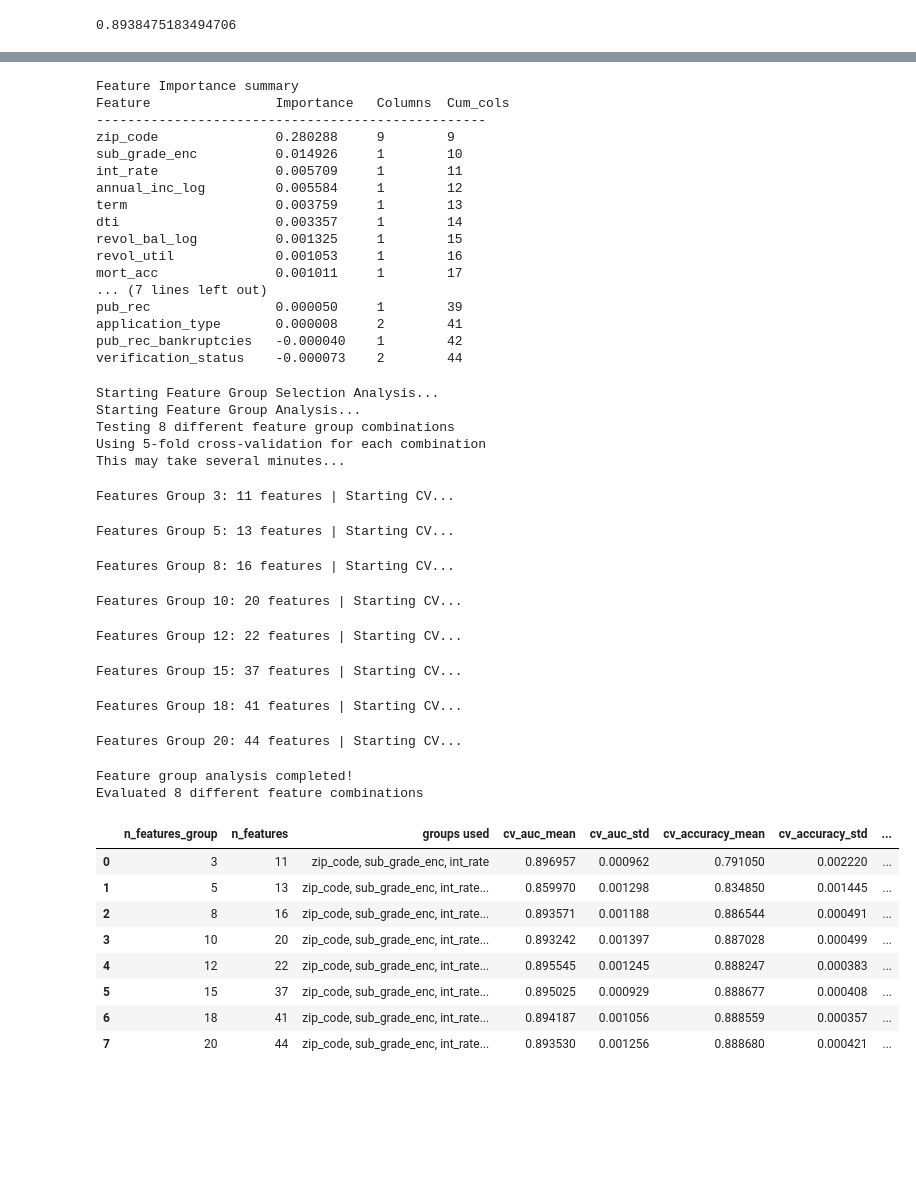
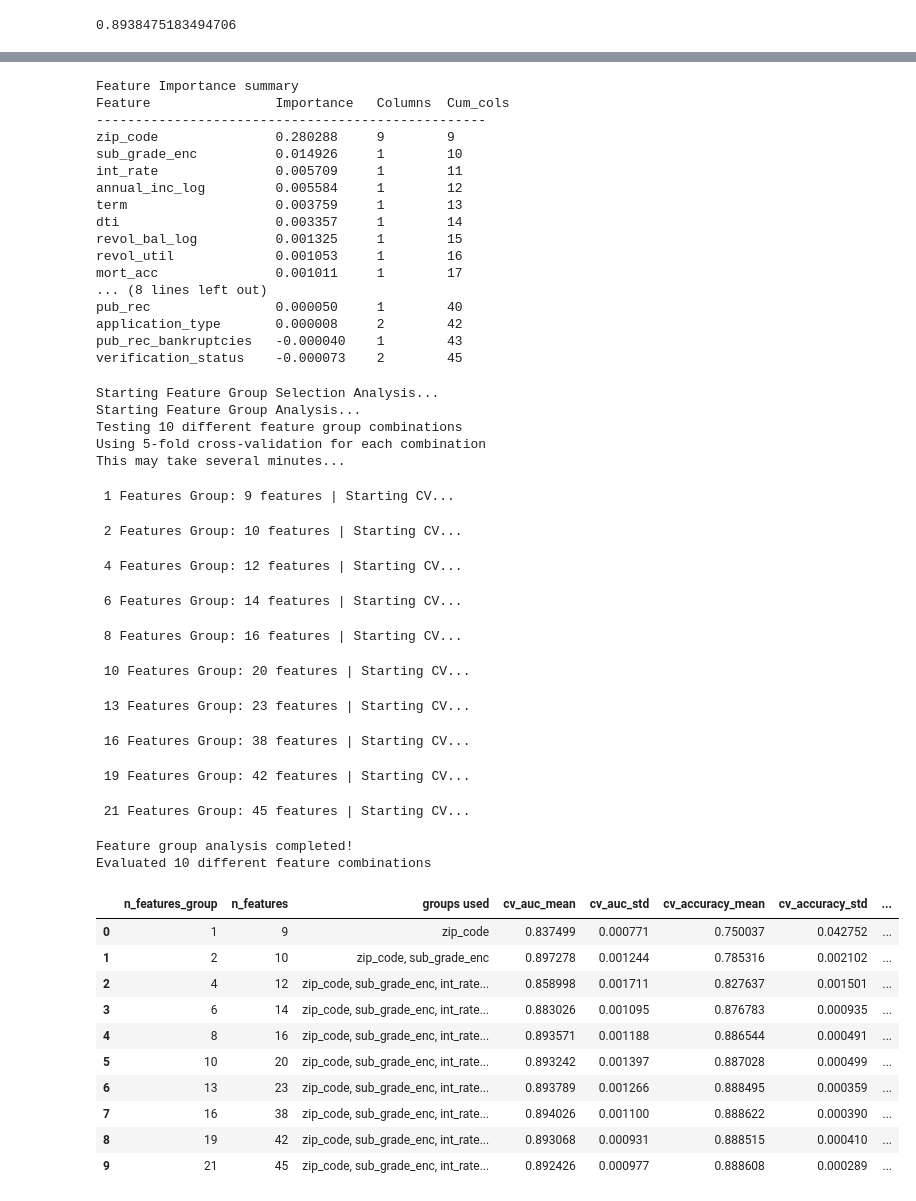
Before and after one commit to Energonlive/Final-Yr-Project, a Jupyter notebook: Final-form.ipynb, the cells around one changed output, grey strips where cells are left out. Saved outputs shown, nothing was run; the diff lists cells and outputs as text; code cells hidden in the pictures; blank space fills up the shorter version.

Commit message:
Feature Rankings, Feature group analysis and some bug fixes

```diff
--- a/Final-form.ipynb
+++ b/Final-form.ipynb
@@ -1089,7 +1089,7 @@ Name: proportion, dtype: float64
 # %%
 df['loan_status'] = df['loan_status'].map({
     'Fully Paid': 1,
-    'Charged Off': 0
+    'Charged Off': 0,
 })
 # %%
 print('Target variable value count')
@@ -1256,16 +1253,16 @@ one_hot_groups = {
     'zip_code': ['zip_code_05113', 'zip_code_11650', 'zip_code_22690', 'zip_code_29597', 'zip_code_30723', 'zip_code_48052', 'zip_code_70466', 'zip_code_86630', 'zip_code_93700']
 }
 
-individual = ['loan_amnt', 'term', 'int_rate', 'dti', 'open_acc', 'pub_rec', 'revol_util',
+individual = ['loan_amnt', 'term', 'int_rate', 'installment', 'dti', 'open_acc', 'pub_rec', 'revol_util',
                 'total_acc', 'mort_acc', 'pub_rec_bankruptcies','annual_inc_log',
                 'revol_bal_log', 'sub_grade_enc', 'cred_hist_yrs']
 
 feature_rankings = permutation_importance_ranking(rf, x_test, y_test, one_hot_group=one_hot_groups,
                                                     individual_features=individual)
 
-top_20_features = feature_rankings.head(20)
-print("Top 20 Most Important Features:")
-print(top_20_features)
+top_21_features = feature_rankings.head(21)
+print("Top 21 Feature Rankings:")
+print(top_21_features)
 # %% [output]
 Starting Permutation Importance with Pre-trained Model...
 Calculating baseline roc_auc...
@@ -1291,17 +1288,17 @@ Top 20 Most Important Features:
 # %%
-importance = top_20_features.copy()
+importance = top_21_features.copy()
 # %%
 from sklearn.model_selection import cross_val_score, StratifiedKFold
 from sklearn.metrics import accuracy_score, precision_score, recall_score, f1_score, confusion_matrix, roc_auc_score, classification_report
 
 
-importance['Actual_column_count'] = [9, 1, 1, 1, 1, 1, 1, 1, 1, 3, 1, 1, 13, 1, 1, 1, 1, 2, 1, 2]
+importance['Actual_column_count'] = [9, 1, 1, 1, 1, 1, 1, 1, 1, 3, 1, 1, 1, 13, 1, 1, 1, 1, 2, 1, 2]
 importance['Cummulative_columns'] = importance['Actual_column_count'].cumsum()
 
 print('Feature Importance summary')
 print("Feature".ljust(22), "Importance".ljust(12), "Columns".ljust(8), "Cum_cols")
 print('-'*50)
-for i, row in importance.head(20).iterrows():
+for i, row in importance.head(21).iterrows():
     print(f"{row['Feature']:<22} {row['Importance']:<12.6f} {row['Actual_column_count']:<8} {row['Cummulative_columns']}")
 
 def get_feature_columns_for_groups(feature_importance_data, one_hot_groups):
@@ -1317,7 +1314,7 @@ def evaluate_feature_subsets(x, y, features_ordered, one_hot_groups, cv_folds=5)
     results = []
     cv = StratifiedKFold(n_splits=cv_folds, shuffle=True, random_state=42)
 
-    features_group_counts = [3, 5, 8, 10, 12, 15, 18, 20]
+    features_group_counts = [1, 2, 4, 6, 8, 10, 13, 16, 19, 21]
 
     print(f"Starting Feature Group Analysis...")
     print(f"Testing {len(features_group_counts)} different feature group combinations")
@@ -1353,7 +1350,7 @@ def evaluate_feature_subsets(x, y, features_ordered, one_hot_groups, cv_folds=5)
 
         start_time = time.time()
 
-        print(f"Features Group {n_features_group}: {actual_n_features} features | Starting CV...", flush=True)
+        print(f" {n_features_group} Features Group: {actual_n_features} features | Starting CV...", flush=True)
 
         rf_cv_scores = {
             'roc_auc': [],
@@ -1434,7 +1431,7 @@ def evaluate_feature_subsets(x, y, features_ordered, one_hot_groups, cv_folds=5)
             'train_f1': train_f1,
 
             'training_time': training_time,
-            'cummulative': top_20_features.head(n_features_group)['Importance'].sum()
+            'cummulative': importance.head(n_features_group)['Importance'].sum()
         })
 
         print()
@@ -1457,11 +1454,11 @@ dti                    0.003357     1        14
 revol_bal_log          0.001325     1        15
 revol_util             0.001053     1        16
 mort_acc               0.001011     1        17
-... (7 lines left out)
-pub_rec                0.000050     1        39
-application_type       0.000008     2        41
-pub_rec_bankruptcies   -0.000040    1        42
-verification_status    -0.000073    2        44
+... (8 lines left out)
+pub_rec                0.000050     1        40
+application_type       0.000008     2        42
+pub_rec_bankruptcies   -0.000040    1        43
+verification_status    -0.000073    2        45
 # %%
 features_ordered = importance['Feature'].tolist()
 print("Starting Feature Group Selection Analysis...")
@@ -1469,28 +1466,32 @@ results = evaluate_feature_subsets(x, y, features_ordered, one_hot_groups)
 # %% [output]
 Starting Feature Group Selection Analysis...
 Starting Feature Group Analysis...
-Testing 8 different feature group combinations
+Testing 10 different feature group combinations
 Using 5-fold cross-validation for each combination
 This may take several minutes...
-Features Group 3: 11 features | Starting CV...
+ 1 Features Group: 9 features | Starting CV...
-Features Group 5: 13 features | Starting CV...
+ 2 Features Group: 10 features | Starting CV...
-Features Group 8: 16 features | Starting CV...
+ 4 Features Group: 12 features | Starting CV...
-Features Group 10: 20 features | Starting CV...
+ 6 Features Group: 14 features | Starting CV...
-Features Group 12: 22 features | Starting CV...
+ 8 Features Group: 16 features | Starting CV...
-Features Group 15: 37 features | Starting CV...
+ 10 Features Group: 20 features | Starting CV...
-Features Group 18: 41 features | Starting CV...
+ 13 Features Group: 23 features | Starting CV...
-Features Group 20: 44 features | Starting CV...
+ 16 Features Group: 38 features | Starting CV...
-Feature group analysis completed!
-Evaluated 8 different feature combinations
+ 19 Features Group: 42 features | Starting CV...
+ 21 Features Group: 45 features | Starting CV...
+Feature group analysis completed!
+Evaluated 10 different feature combinations
 # %%
-results.head(8)
+results.head(10)
 # %% [output]
 |  | n_features_group | n_features | groups used | cv_auc_mean | cv_auc_std | cv_accuracy_mean | cv_accuracy_std | ... |
-| 0 | 3 | 11 | zip_code, sub_grade_enc, int_rate | 0.896957 | 0.000962 | 0.791050 | 0.002220 | ... |
-| 1 | 5 | 13 | zip_code, sub_grade_enc, int_rate... | 0.859970 | 0.001298 | 0.834850 | 0.001445 | ... |
-| 2 | 8 | 16 | zip_code, sub_grade_enc, int_rate... | 0.893571 | 0.001188 | 0.886544 | 0.000491 | ... |
-| 3 | 10 | 20 | zip_code, sub_grade_enc, int_rate... | 0.893242 | 0.001397 | 0.887028 | 0.000499 | ... |
-| 4 | 12 | 22 | zip_code, sub_grade_enc, int_rate... | 0.895545 | 0.001245 | 0.888247 | 0.000383 | ... |
-| 5 | 15 | 37 | zip_code, sub_grade_enc, int_rate... | 0.895025 | 0.000929 | 0.888677 | 0.000408 | ... |
-| 6 | 18 | 41 | zip_code, sub_grade_enc, int_rate... | 0.894187 | 0.001056 | 0.888559 | 0.000357 | ... |
-| 7 | 20 | 44 | zip_code, sub_grade_enc, int_rate... | 0.893530 | 0.001256 | 0.888680 | 0.000421 | ... |
+| 0 | 1 | 9 | zip_code | 0.837499 | 0.000771 | 0.750037 | 0.042752 | ... |
+| 1 | 2 | 10 | zip_code, sub_grade_enc | 0.897278 | 0.001244 | 0.785316 | 0.002102 | ... |
+| 2 | 4 | 12 | zip_code, sub_grade_enc, int_rate... | 0.858998 | 0.001711 | 0.827637 | 0.001501 | ... |
+| 3 | 6 | 14 | zip_code, sub_grade_enc, int_rate... | 0.883026 | 0.001095 | 0.876783 | 0.000935 | ... |
+| 4 | 8 | 16 | zip_code, sub_grade_enc, int_rate... | 0.893571 | 0.001188 | 0.886544 | 0.000491 | ... |
+| 5 | 10 | 20 | zip_code, sub_grade_enc, int_rate... | 0.893242 | 0.001397 | 0.887028 | 0.000499 | ... |
+| 6 | 13 | 23 | zip_code, sub_grade_enc, int_rate... | 0.893789 | 0.001266 | 0.888495 | 0.000359 | ... |
+| 7 | 16 | 38 | zip_code, sub_grade_enc, int_rate... | 0.894026 | 0.001100 | 0.888622 | 0.000390 | ... |
+| 8 | 19 | 42 | zip_code, sub_grade_enc, int_rate... | 0.893068 | 0.000931 | 0.888515 | 0.000410 | ... |
+| 9 | 21 | 45 | zip_code, sub_grade_enc, int_rate... | 0.892426 | 0.000977 | 0.888608 | 0.000289 | ... |
```
Also changed, not shown: parts of 9 cells of this notebook, 2 other files.
